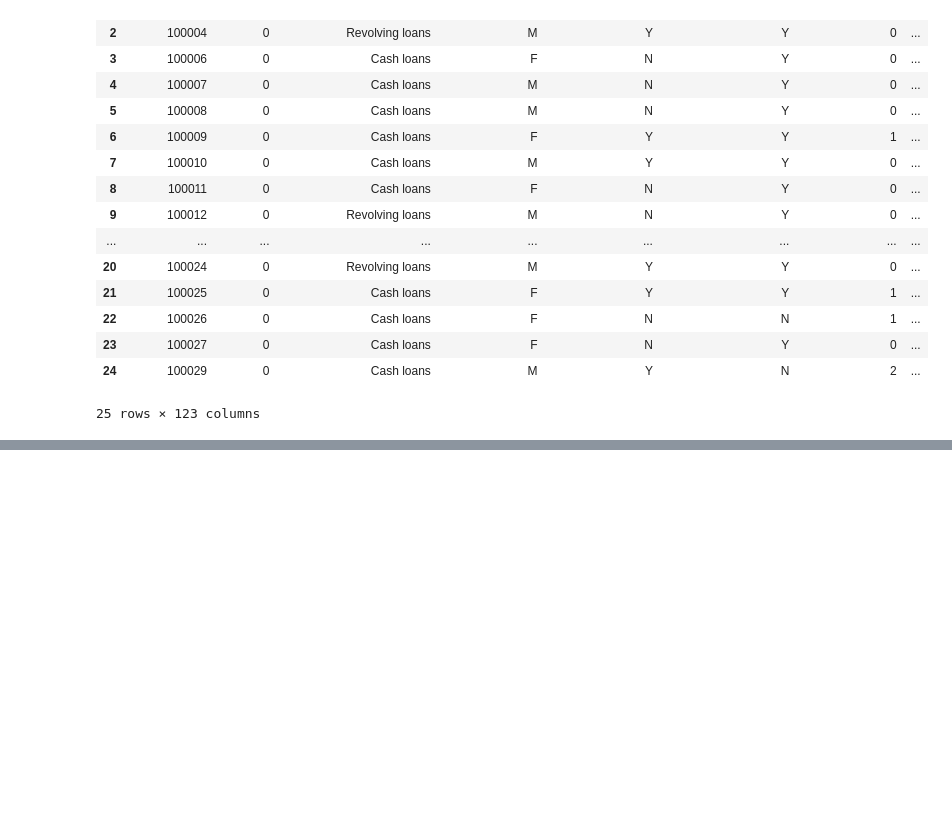
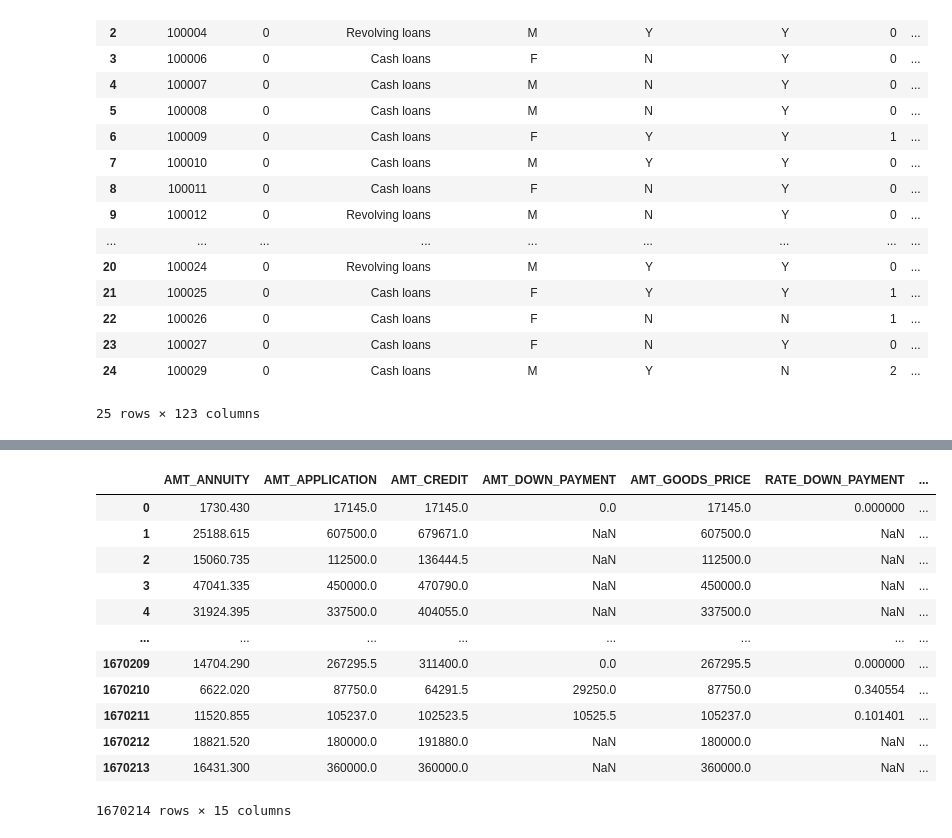
Before and after one commit to gaherna3/Case-Study-2, a Jupyter notebook: Case Study 2 .ipynb, the cells around one changed output, grey strips where cells are left out. Drawn from its saved outputs; the diff is of its cells as text; code cells hidden in the pictures; blank space fills up the shorter version.

```diff
--- a/Case Study 2 .ipynb
+++ b/Case Study 2 .ipynb
@@ -192,0 +210,16 @@ NameError: name 'c' is not defined
+# %%
+previous.select_dtypes('float64')
+# %% [output]
+|  | AMT_ANNUITY | AMT_APPLICATION | AMT_CREDIT | AMT_DOWN_PAYMENT | AMT_GOODS_PRICE | RATE_DOWN_PAYMENT | ... |
+| 0 | 1730.430 | 17145.0 | 17145.0 | 0.0 | 17145.0 | 0.000000 | ... |
+| 1 | 25188.615 | 607500.0 | 679671.0 | NaN | 607500.0 | NaN | ... |
+| 2 | 15060.735 | 112500.0 | 136444.5 | NaN | 112500.0 | NaN | ... |
+| 3 | 47041.335 | 450000.0 | 470790.0 | NaN | 450000.0 | NaN | ... |
+| 4 | 31924.395 | 337500.0 | 404055.0 | NaN | 337500.0 | NaN | ... |
+| ... | ... | ... | ... | ... | ... | ... | ... |
+| 1670209 | 14704.290 | 267295.5 | 311400.0 | 0.0 | 267295.5 | 0.000000 | ... |
+| 1670210 | 6622.020 | 87750.0 | 64291.5 | 29250.0 | 87750.0 | 0.340554 | ... |
+| 1670211 | 11520.855 | 105237.0 | 102523.5 | 10525.5 | 105237.0 | 0.101401 | ... |
+| 1670212 | 18821.520 | 180000.0 | 191880.0 | NaN | 180000.0 | NaN | ... |
+| 1670213 | 16431.300 | 360000.0 | 360000.0 | NaN | 360000.0 | NaN | ... |
+1670214 rows × 15 columns
```
Also changed, not shown: parts of 16 cells of this notebook.
